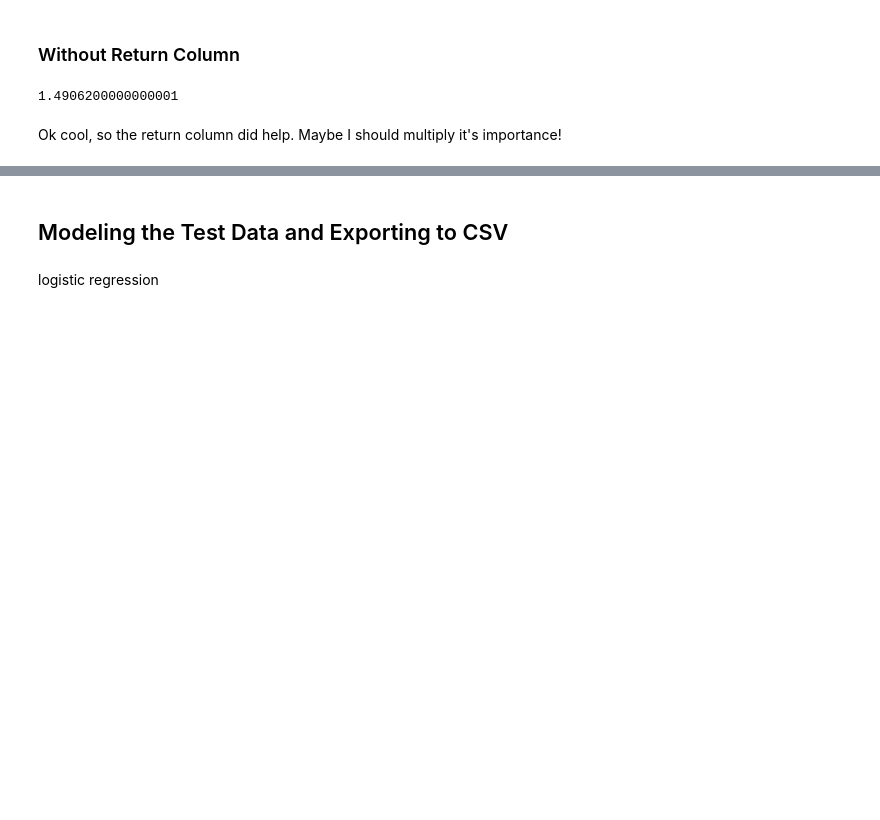
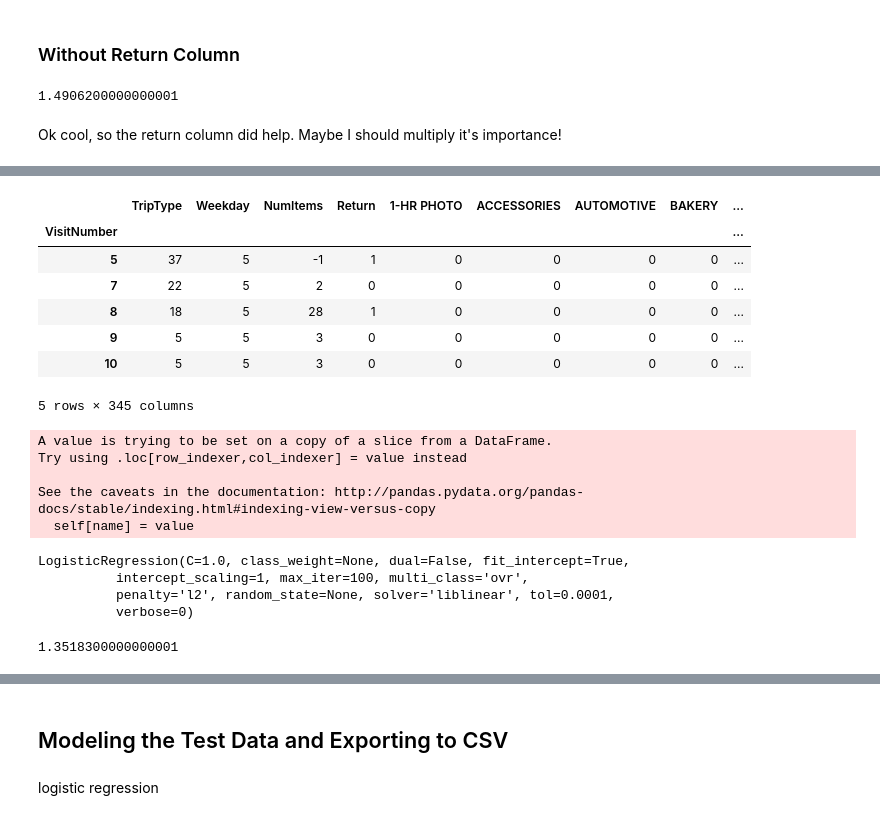
Before and after one commit to hadiviko/Walmart_Kaggle_Competition, a Jupyter notebook: Modeling.ipynb, the cells around one changed output, grey strips where cells are left out. Drawn from its saved outputs; the diff is of its cells as text; code cells hidden in the pictures; blank space fills up the shorter version.

Commit message:
Incorporated Fineline numbers

```diff
--- a/Modeling.ipynb
+++ b/Modeling.ipynb
@@ -391,0 +508,20 @@ Ok cool, so the return column did help. Maybe I should multiply it's importance!
+# %%
+dummies = dummies[columns1]
+# %%
+dummy_data = pd.concat([dummies, data_visit], axis=1)
+# %%
+dummy_data = dummy_data.groupby("VisitNumber")
+dummy_data = dummy_data.aggregate(np.sum)
+# %%
+data = pd.concat([data, dummy_data], axis=1)
+# %%
+data.head()
+# %% [output]
+|  | TripType | Weekday | NumItems | Return | 1-HR PHOTO | ACCESSORIES | AUTOMOTIVE | BAKERY | ... |
+| VisitNumber |  |  |  |  |  |  |  |  | ... |
+| 5 | 37 | 5 | -1 | 1 | 0 | 0 | 0 | 0 | ... |
+| 7 | 22 | 5 | 2 | 0 | 0 | 0 | 0 | 0 | ... |
+| 8 | 18 | 5 | 28 | 1 | 0 | 0 | 0 | 0 | ... |
+| 9 | 5 | 5 | 3 | 0 | 0 | 0 | 0 | 0 | ... |
+| 10 | 5 | 5 | 3 | 0 | 0 | 0 | 0 | 0 | ... |
+5 rows × 345 columns
@@ -391,0 +532,14 @@ Ok cool, so the return column did help. Maybe I should multiply it's importance!
+# %%
+mytrain, mytest = train_test_split(data, test_size = .5)
+mytrain.TripType = mytrain.TripType.astype(float)
+mytrain.Weekday = mytrain.Weekday.astype(float)
+mytrain.NumItems = mytrain.NumItems.astype(float)
+mytest.TripType = mytest.TripType.astype(float)
+mytest.Weekday = mytest.Weekday.astype(float)
+mytest.NumItems = mytest.NumItems.astype(float)
+# %% [output]
+A value is trying to be set on a copy of a slice from a DataFrame.
+Try using .loc[row_indexer,col_indexer] = value instead
+
+See the caveats in the documentation: http://pandas.pydata.org/pandas-docs/stable/indexing.html#indexing-view-versus-copy
+  self[name] = value
@@ -391,0 +550,13 @@ Ok cool, so the return column did help. Maybe I should multiply it's importance!
+# %%
+lr = LogisticRegression()
+lr.fit(X = np.asarray(mytrain[features]), y = np.asarray(mytrain.TripType))
+# %% [output]
+LogisticRegression(C=1.0, class_weight=None, dual=False, fit_intercept=True,
+          intercept_scaling=1, max_iter=100, multi_class='ovr',
+          penalty='l2', random_state=None, solver='liblinear', tol=0.0001,
+          verbose=0)
+# %%
+predictions = lr.predict_proba(np.asarray(mytest[features]))
+log_loss(mytest.TripType, predictions).round(5)
+# %% [output]
+1.3518300000000001
```
Also changed, not shown: parts of 40 cells of this notebook, 5 other files.
